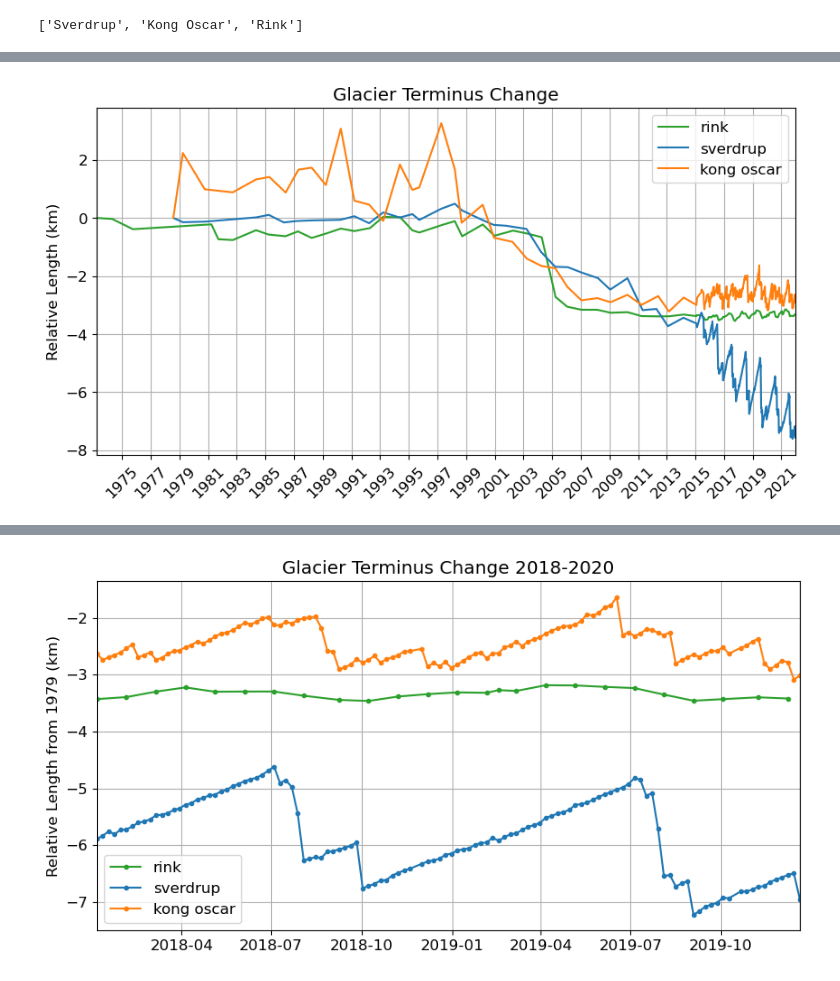
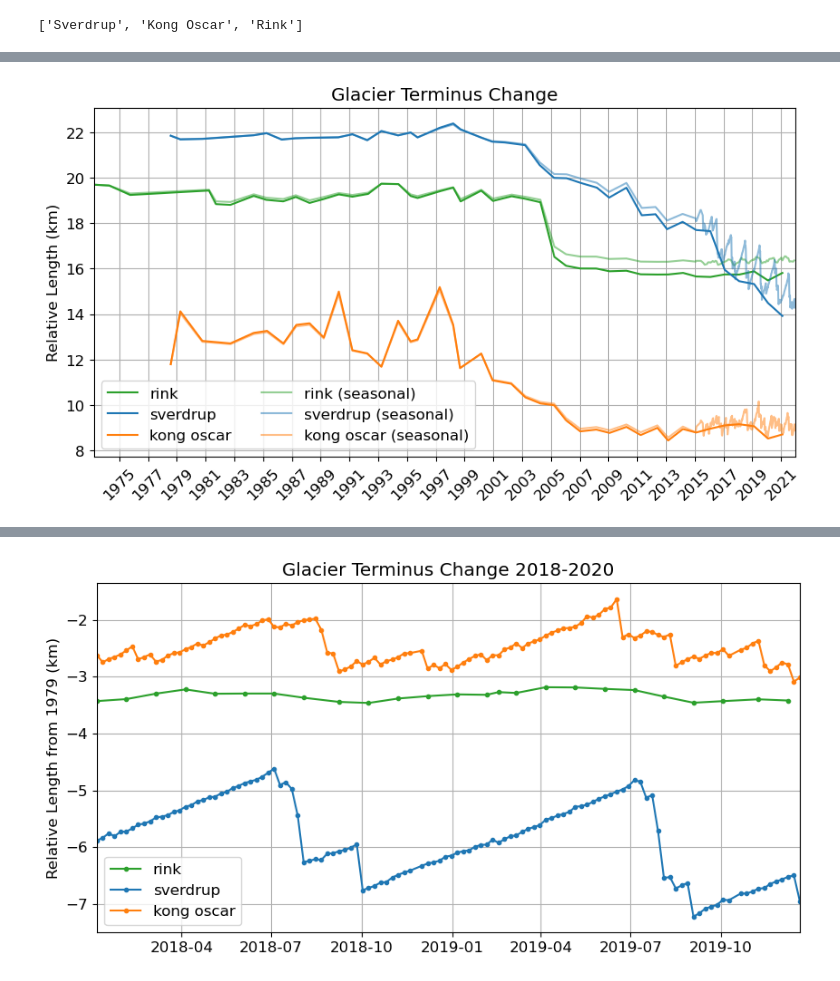
Before and after one commit to mjzahn/OMG_narwhals_habitat-model, a Jupyter notebook: Exploratory plots.ipynb, the cells around one changed output, grey strips where cells are left out. Saved outputs shown, nothing was run; the diff lists cells and outputs as text; code cells hidden in the pictures.

Commit message:
exploratory plot updates

```diff
--- a/Exploratory plots.ipynb
+++ b/Exploratory plots.ipynb
@@ -132,12 +166,17 @@ print(rink_aural_narwhal_det_array.sum())
 ### Plot glacier length and area
 # %%
 # Plot glacier data from Taryn - csv spreadsheet
-glacier_data_xl = pd.ExcelFile("D:/Habitat_model_data/glacier_terminus/glacier_data_seasonal.xlsx")
+glacier_annual_xl = pd.ExcelFile("D:/Habitat_model_data/glacier_terminus/glacier_data.xlsx")
+glacier_seasonal_xl = pd.ExcelFile("D:/Habitat_model_data/glacier_terminus/glacier_data_seasonal.xlsx")
 
-print(glacier_data_xl.sheet_names)
+print(glacier_seasonal_xl.sheet_names)
 
-sver_df = glacier_data_xl.parse(glacier_data_xl.sheet_names[0])
-ko_df = glacier_data_xl.parse(glacier_data_xl.sheet_names[1])
-rink_df = glacier_data_xl.parse(glacier_data_xl.sheet_names[2])
+sver_annual_df = glacier_annual_xl.parse(glacier_annual_xl.sheet_names[0])
+ko_annual_df   = glacier_annual_xl.parse(glacier_annual_xl.sheet_names[1])
+rink_annual_df = glacier_annual_xl.parse(glacier_annual_xl.sheet_names[2])
+
+sver_seasonal_df = glacier_seasonal_xl.parse(glacier_seasonal_xl.sheet_names[0])
+ko_seasonal_df   = glacier_seasonal_xl.parse(glacier_seasonal_xl.sheet_names[1])
+rink_seasonal_df = glacier_seasonal_xl.parse(glacier_seasonal_xl.sheet_names[2])
 # %% [output]
 ['Sverdrup', 'Kong Oscar', 'Rink']
@@ -160,19 +183,39 @@ rink_df
 # %%
 plt.rcParams["figure.figsize"] = (10,5)
 plt.rcParams['font.size'] = 12
 
-plt.plot(rink_df.date, rink_df['length (km)']-rink_df['length (km)'][0], label='rink', color='tab:green')
-plt.plot(sver_df.date, sver_df['length (km)']-sver_df['length (km)'][0], label='sverdrup', color='tab:blue')
-plt.plot(ko_df.date, ko_df['length (km)']-ko_df['length (km)'][0], label='kong oscar', color='tab:orange')
+plt.plot(rink_annual_df.date, rink_annual_df['length (km)'], label='rink', color='tab:green')
+plt.plot(sver_annual_df.date, sver_annual_df['length (km)'], label='sverdrup', color='tab:blue')
+plt.plot(ko_annual_df.date, ko_annual_df['length (km)'], label='kong oscar', color='tab:orange')
+
+## the annual and seasonal length measurments are on different relative length scales (i.e., the starting magnitude is different)
+# so we need to match the two datasets
+
+# subtract difference
+rink_diff = rink_annual_df['length (km)'][0] - rink_seasonal_df['length (km)'][0]
+sver_diff = sver_annual_df['length (km)'][0] - sver_seasonal_df['length (km)'][0]
+ko_diff = ko_annual_df['length (km)'][0] - ko_seasonal_df['length (km)'][0]
+
+# rink_seasonal_df_adjust = rink_seasonal_df['length (km)'] + rink_diff
+# sver_seasonal_df_adjust = sver_seasonal_df['length (km)'] + sver_diff
+# ko_seasonal_df_adjust = ko_seasonal_df['length (km)'] + ko_diff
+
+plt.plot(rink_seasonal_df.date, rink_seasonal_df['length (km)']+rink_diff, '-', markersize=3, label='rink (seasonal)', color='tab:green', alpha=0.5)
+plt.plot(sver_seasonal_df.date, sver_seasonal_df['length (km)']+sver_diff, '-', markersize=3, label='sverdrup (seasonal)', color='tab:blue', alpha=0.5)
+plt.plot(ko_seasonal_df.date, ko_seasonal_df['length (km)']+ko_diff, '-', markersize=3, label='kong oscar (seasonal)', color='tab:orange', alpha=0.5)
+
+# plt.plot(rink_seasonal_df.date[37:], rink_seasonal_df['length (km)'][37:]-rink_annual_df['length (km)'][37], '-o', markersize=3, label='rink', color='tab:green')
+# plt.plot(sver_seasonal_df.date[34:], sver_seasonal_df['length (km)'][34:]-sver_annual_df['length (km)'][37], '-o', markersize=3, label='sverdrup', color='tab:blue')
+# plt.plot(ko_seasonal_df.date[35:], ko_seasonal_df['length (km)'][35:]-ko_annual_df['length (km)'][37], '-o', markersize=3, label='kong oscar', color='tab:orange')
 
 plt.title('Glacier Terminus Change')
 plt.ylabel("Relative Length (km)")
 years = pd.period_range(np.datetime64('1973'), freq='2Y', periods=49).strftime('%Y').tolist()
 plt.xticks(years, years, rotation=45, horizontalalignment = 'center')
-plt.legend()
+plt.legend(loc='lower left',ncol=2)
 plt.margins(x=0)
 plt.grid()
 
 # plt.savefig("figures/Glacier_plots/glacier_length.png", bbox_inches='tight', dpi=300, facecolor='white')
 # %% [output]
-[figure, old version]
+[figure, new version]
```
Also changed, not shown: parts of 17 cells of this notebook.
